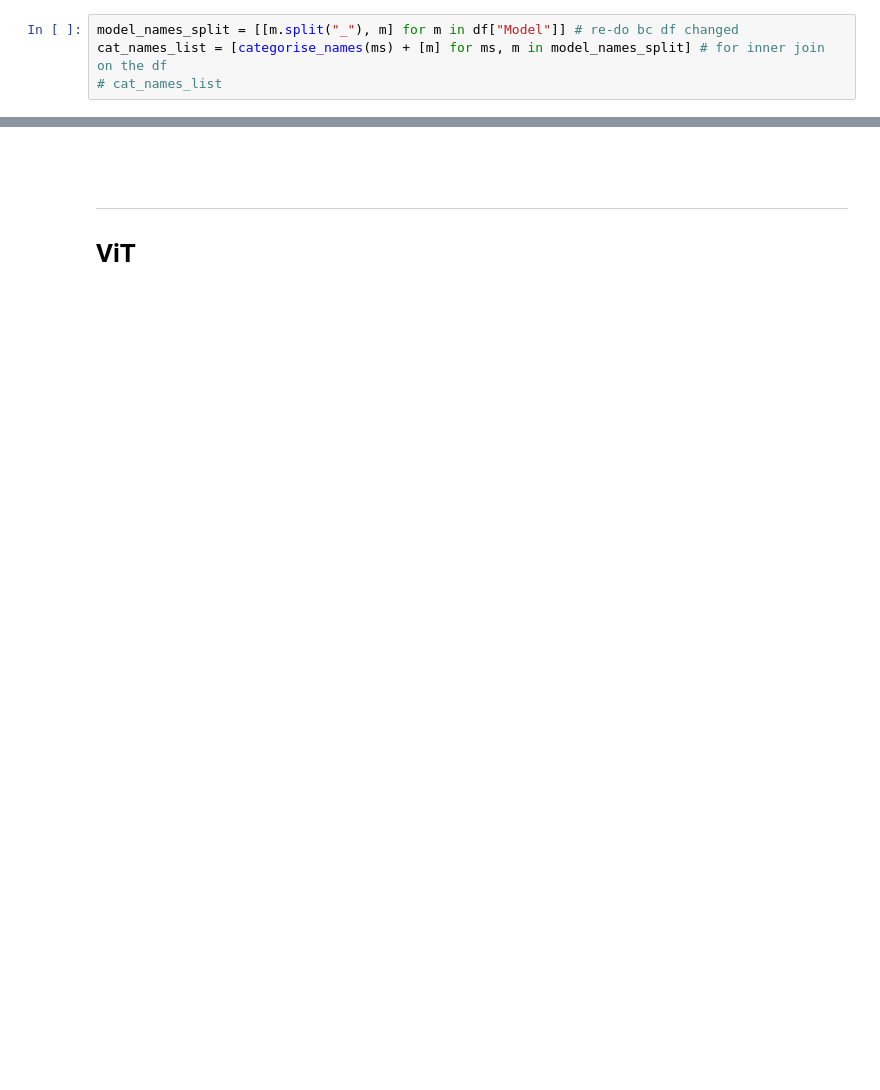
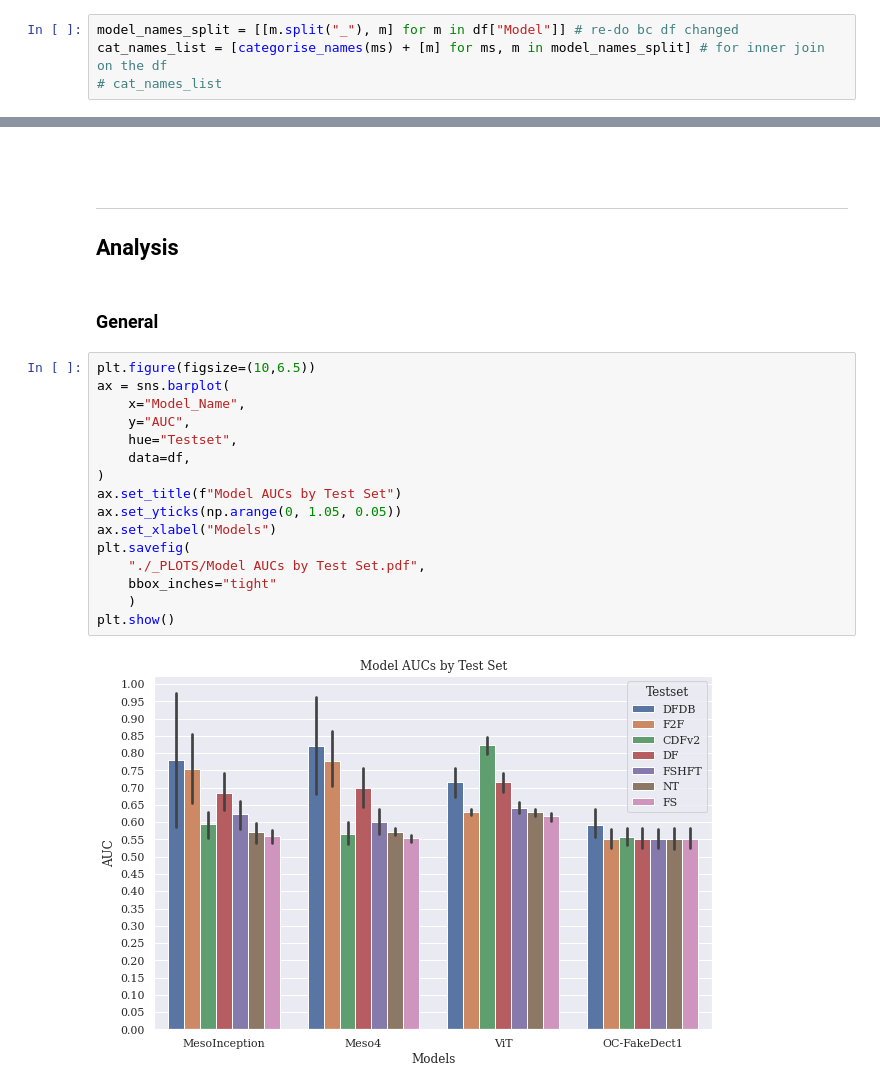
Before and after one commit to zsxkib/MInf-2.0-DeepFake-Detection, a Jupyter notebook: Collate_Results.ipynb, the cells around one changed output, grey strips where cells are left out. Saved outputs shown, nothing was run; the diff lists cells and outputs as text; blank space fills up the shorter version.

```diff
--- a/Collate_Results.ipynb
+++ b/Collate_Results.ipynb
@@ -212,4 +319,24 @@ best_df.loc[best_df[["Testset"]].drop_duplicates().index] # top models by testse
 # %% [markdown]
 <br><br>
 ___
-# ViT
+## Analysis
+# %% [markdown]
+### General
+# %%
+plt.figure(figsize=(10,6.5))
+ax = sns.barplot(
+    x="Model_Name",
+    y="AUC",
+    hue="Testset",
+    data=df,
+)
+ax.set_title(f"Model AUCs by Test Set")
+ax.set_yticks(np.arange(0, 1.05, 0.05))
+ax.set_xlabel("Models")
+plt.savefig(
+    "./_PLOTS/Model AUCs by Test Set.pdf",
+    bbox_inches="tight"
+    )
+plt.show()
+# %% [output]
+[figure, added]
```
Also changed, not shown: parts of 42 cells of this notebook, 1 other file.
